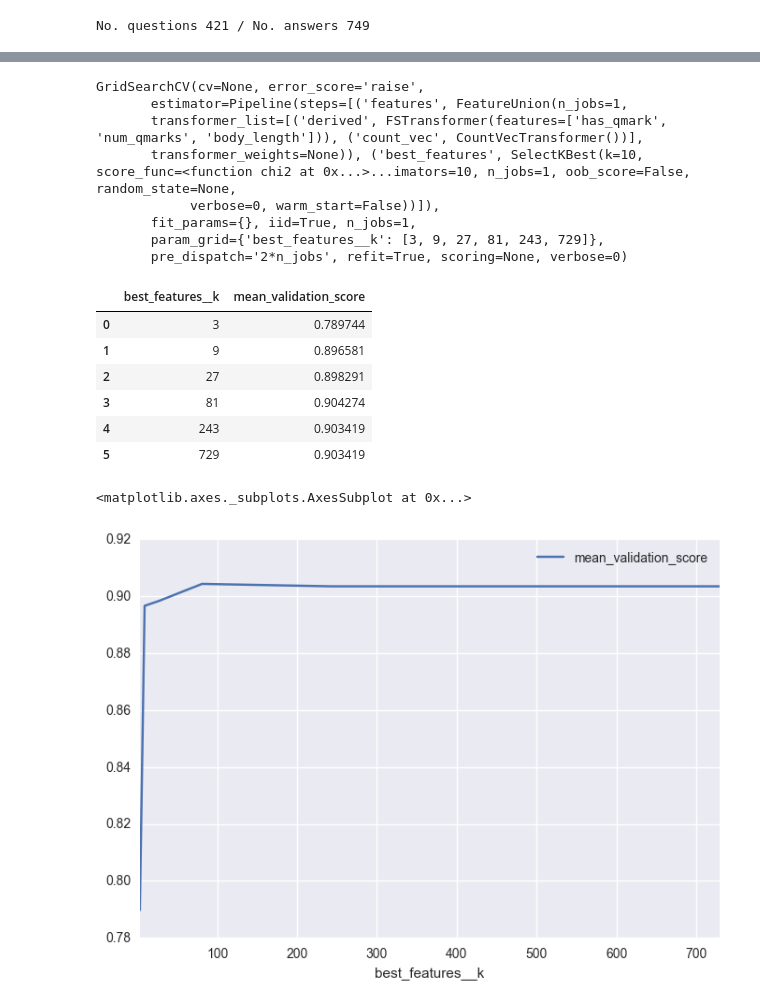
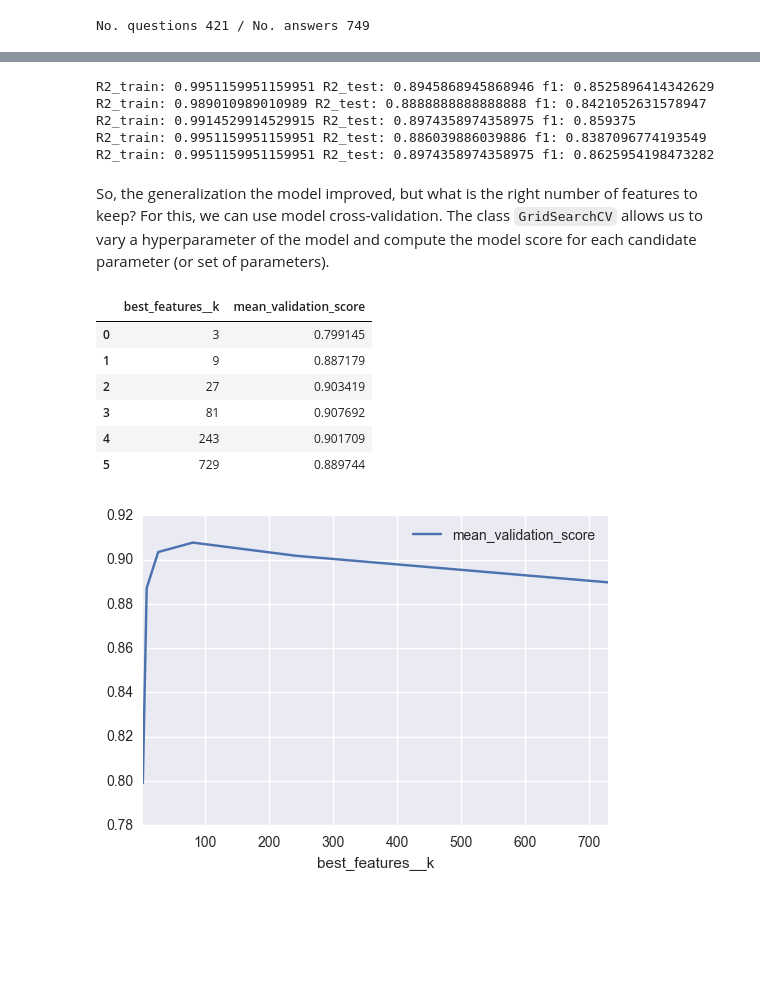
Before and after one commit to bigdata-vandy/stack-ex, a Jupyter notebook: python/mock-up.ipynb, the cells around one changed output, grey strips where cells are left out. Saved outputs shown, nothing was run; the diff lists cells and outputs as text; code cells hidden in the pictures; blank space fills up the shorter version.

```diff
--- a/python/mock-up.ipynb
+++ b/python/mock-up.ipynb
@@ -78,7 +133,6 @@ LookupError:
 # %%
 from sklearn.base import BaseEstimator, TransformerMixin
 from sklearn.feature_extraction.text import CountVectorizer
-import nltk
 
 class FSTransformer(BaseEstimator, TransformerMixin):
   """
@@ -100,7 +154,7 @@ class CountVecTransformer(BaseEstimator, TransformerMixin):
     self.vectorizer = CountVectorizer(binary=False)
     pass
 
-  def fit(self, df, y):
+  def fit(self, df, y=None):
     self.vectorizer.fit(df.Body)
     return self
 
@@ -153,12 +232,56 @@ J_train: 0.9853479853479854 J_test: 0.9088319088319088 f1: 0.8677685950413223
+# %%
+from sklearn.feature_selection import SelectKBest, chi2
+
+model_pipe = Pipeline([
+    ("features",
+      FeatureUnion([
+        ("derived", FSTransformer(["has_qmark", "num_qmarks", "body_length"])),
+        ("count_vec", CountVecTransformer())
+      ])
+     ),
+    ("best_features", SelectKBest(chi2, k=10)),
+    ("clf", RandomForestClassifier())
+  ])
+
+sss = StratifiedShuffleSplit(n_splits=5, test_size=0.3, random_state=42)
+
+X = df
+y = df.PostTypeId
+
+for train_index, test_index in sss.split(X.as_matrix(), y.as_matrix()):
+  X_train, X_test = X.iloc[train_index, :], X.iloc[test_index, :]
+  y_train, y_test = y.iloc[train_index], y.iloc[test_index]
+
+  model_pipe.fit(X_train, y_train)
+  r2_train = model_pipe.score(X_train, y_train)
+  r2_test = model_pipe.score(X_test, y_test)
+  y_pred = model_pipe.predict(X_test)
+  f1 = f1_score(y_test, y_pred)
+  print("R2_train: {0} R2_test: {1} f1: {2}".format(r2_train, r2_test, f1))
+# %% [output]
+R2_train: 0.9951159951159951 R2_test: 0.8945868945868946 f1: 0.8525896414342629
+R2_train: 0.989010989010989 R2_test: 0.8888888888888888 f1: 0.8421052631578947
+R2_train: 0.9914529914529915 R2_test: 0.8974358974358975 f1: 0.859375
+R2_train: 0.9951159951159951 R2_test: 0.886039886039886 f1: 0.8387096774193549
+R2_train: 0.9951159951159951 R2_test: 0.8974358974358975 f1: 0.8625954198473282
+# %% [markdown]
+So, the generalization the model improved, but what is the right number of features to keep? For this, we can use model cross-validation. The class `GridSearchCV` allows us to vary a hyperparameter of the model and compute the model score for each candidate parameter (or set of parameters).
 # %%
+from sklearn.model_selection import GridSearchCV
+
 modelCV = GridSearchCV(model_pipe, {"best_features__k":[3 ** i for i in range(1,7)]})
 modelCV.fit(X,y)
+
+cv_accuracy = pd.DataFrame([{**score.parameters, **{"mean_validation_score": score.mean_validation_score}}
+             for score in modelCV.grid_scores_])
+cv_accuracy.plot(x="best_features__k", y="mean_validation_score")
+cv_accuracy
 # %% [output]
-GridSearchCV(cv=None, error_score='raise',
-       estimator=Pipeline(steps=[('features', FeatureUnion(n_jobs=1,
-       transformer_list=[('derived', FSTransformer(features=['has_qmark', 'num_qmarks', 'body_length'])), ('count_vec', CountVecTransformer())],
-       transformer_weights=None)), ('best_features', SelectKBest(k=10, score_func=<function chi2 at 0x...>...imators=10, n_jobs=1, oob_score=False, random_state=None,
-            verbose=0, warm_start=False))]),
-       fit_params={}, iid=True, n_jobs=1,
-       param_grid={'best_features__k': [3, 9, 27, 81, 243, 729]},
-       pre_dispatch='2*n_jobs', refit=True, scoring=None, verbose=0)
+|  | best_features__k | mean_validation_score |
+| 0 | 3 | 0.799145 |
+| 1 | 9 | 0.887179 |
+| 2 | 27 | 0.903419 |
+| 3 | 81 | 0.907692 |
+| 4 | 243 | 0.901709 |
+| 5 | 729 | 0.889744 |
+[figure, added]
@@ -170,16 +287,0 @@ def grid_score_to_df(modelCV):
-# %%
-cv_accuracy = grid_score_to_df(modelCV)
-cv_accuracy
-# %% [output]
-|  | best_features__k | mean_validation_score |
-| 0 | 3 | 0.789744 |
-| 1 | 9 | 0.896581 |
-| 2 | 27 | 0.898291 |
-| 3 | 81 | 0.904274 |
-| 4 | 243 | 0.903419 |
-| 5 | 729 | 0.903419 |
-# %%
-cv_accuracy.plot(x="best_features__k", y="mean_validation_score")
-# %% [output]
-<matplotlib.axes._subplots.AxesSubplot at 0x...>
-[figure, removed]
```
Also changed, not shown: parts of 30 cells of this notebook, 1 other file.
